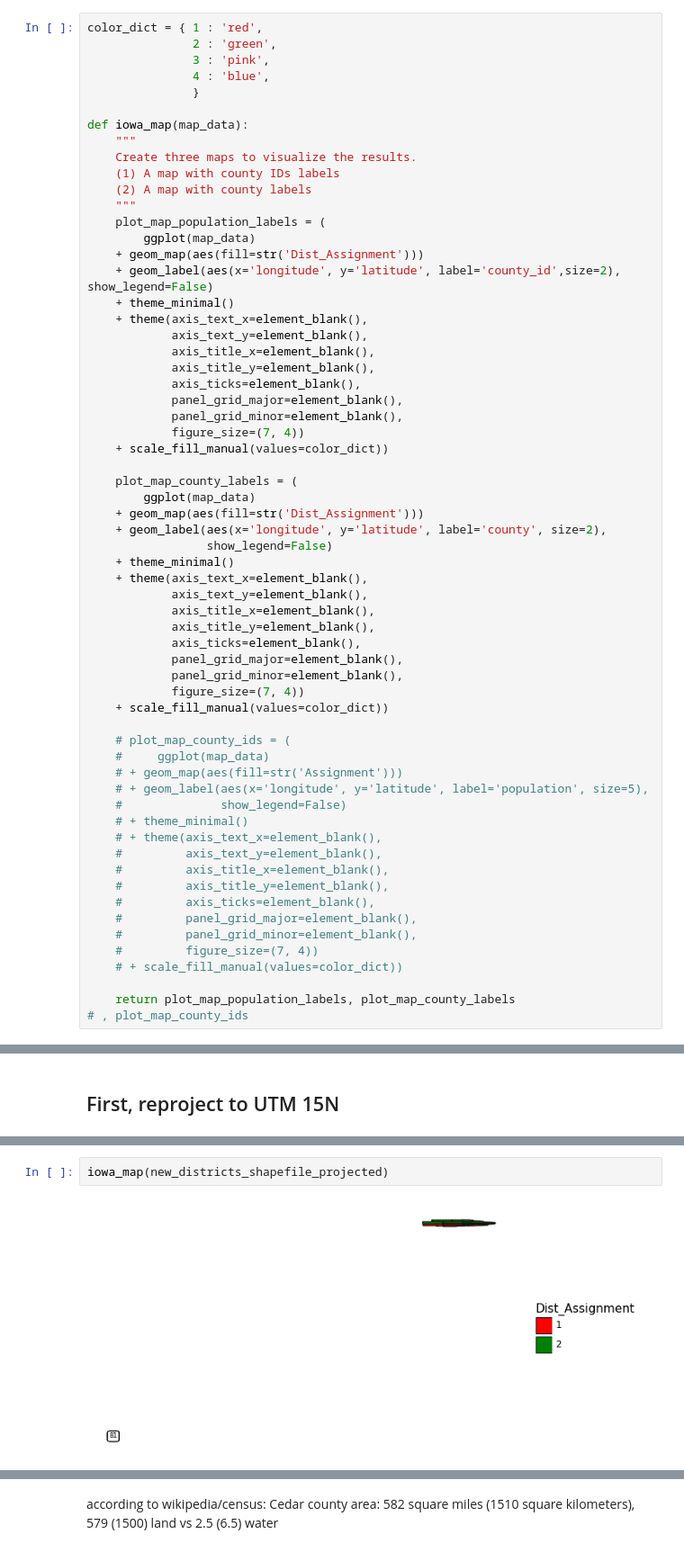
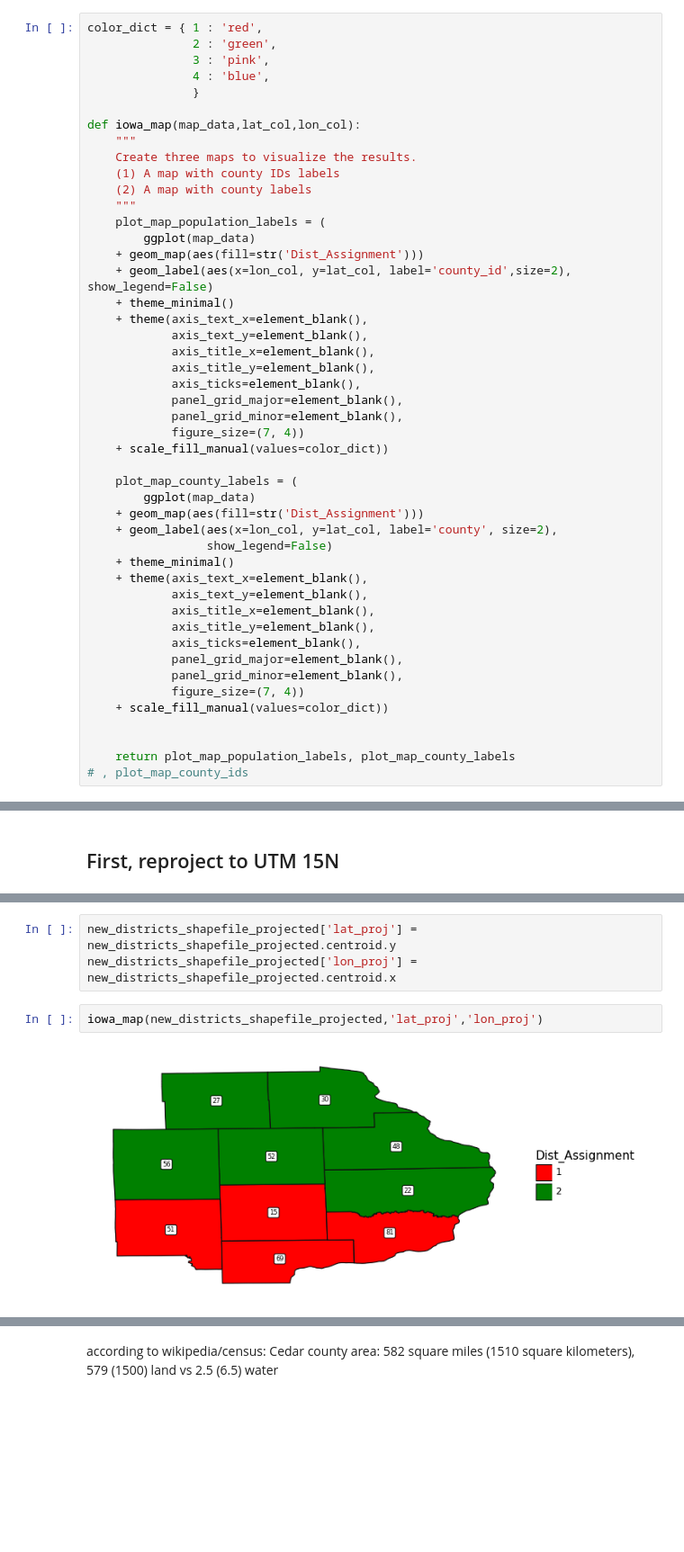
Before and after one commit to stefaniegwangphd/ia-redistricting, a Jupyter notebook: Iowa_redistricting_miniset_for_perim.ipynb, the cells around one changed output, grey strips where cells are left out. Shown at 90% size. Drawn from its saved outputs; the diff is of its cells as text; blank space fills up the shorter version.

```diff
--- a/Iowa_redistricting_miniset_for_perim.ipynb
+++ b/Iowa_redistricting_miniset_for_perim.ipynb
@@ -461,7 +472,7 @@ color_dict = { 1 : 'red',
                4 : 'blue',
                }
 
-def iowa_map(map_data):
+def iowa_map(map_data,lat_col,lon_col):
     """
     Create three maps to visualize the results.
     (1) A map with county IDs labels
@@ -470,7 +481,7 @@ def iowa_map(map_data):
     plot_map_population_labels = (
         ggplot(map_data)
     + geom_map(aes(fill=str('Dist_Assignment')))
-    + geom_label(aes(x='longitude', y='latitude', label='county_id',size=2), show_legend=False)
+    + geom_label(aes(x=lon_col, y=lat_col, label='county_id',size=2), show_legend=False)
     + theme_minimal()
     + theme(axis_text_x=element_blank(),
             axis_text_y=element_blank(),
@@ -485,7 +496,7 @@ def iowa_map(map_data):
     plot_map_county_labels = (
         ggplot(map_data)
     + geom_map(aes(fill=str('Dist_Assignment')))
-    + geom_label(aes(x='longitude', y='latitude', label='county', size=2),
+    + geom_label(aes(x=lon_col, y=lat_col, label='county', size=2),
                  show_legend=False)
     + theme_minimal()
     + theme(axis_text_x=element_blank(),
@@ -498,21 +509,6 @@ def iowa_map(map_data):
             figure_size=(7, 4))
     + scale_fill_manual(values=color_dict))
 
-    # plot_map_county_ids = (
-    #     ggplot(map_data)
-    # + geom_map(aes(fill=str('Assignment')))
-    # + geom_label(aes(x='longitude', y='latitude', label='population', size=5),
-    #              show_legend=False)
-    # + theme_minimal()
-    # + theme(axis_text_x=element_blank(),
-    #         axis_text_y=element_blank(),
-    #         axis_title_x=element_blank(),
-    #         axis_title_y=element_blank(),
-    #         axis_ticks=element_blank(),
-    #         panel_grid_major=element_blank(),
-    #         panel_grid_minor=element_blank(),
-    #         figure_size=(7, 4))
-    # + scale_fill_manual(values=color_dict))
 
     return plot_map_population_labels, plot_map_county_labels
 # , plot_map_county_ids
@@ -593,4 +604,7 @@ Datum: North American Datum 1983
+# %%
+new_districts_shapefile_projected['lat_proj'] = new_districts_shapefile_projected.centroid.y
+new_districts_shapefile_projected['lon_proj'] = new_districts_shapefile_projected.centroid.x
 # %%
-iowa_map(new_districts_shapefile_projected)
+iowa_map(new_districts_shapefile_projected,'lat_proj','lon_proj')
 # %% [output]
-[figure, old version]
+[figure, new version]
```
Also changed, not shown: parts of 106 cells of this notebook.
